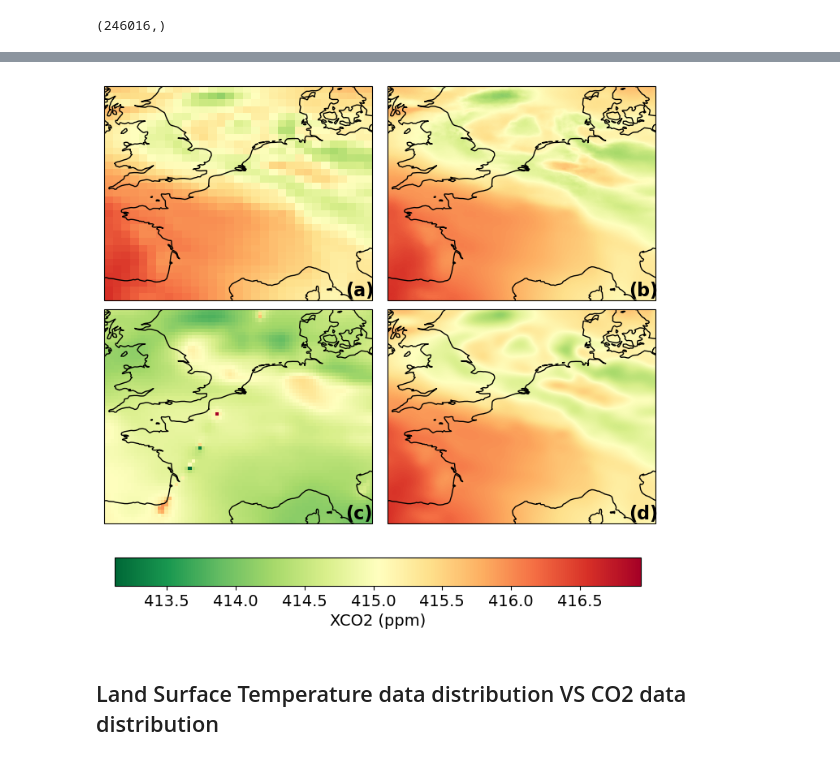
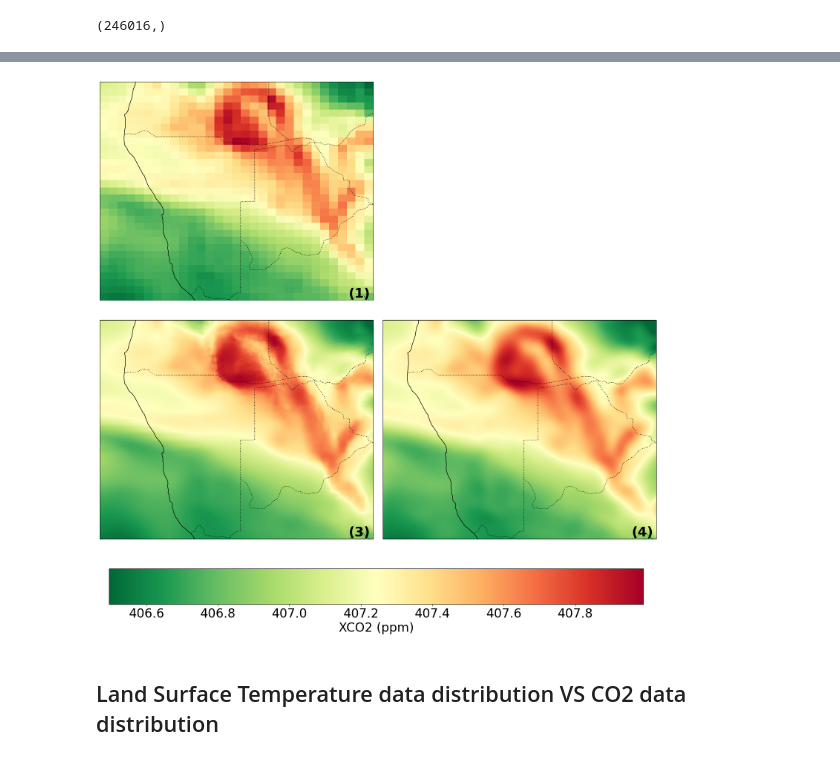
Before and after one commit to ar1619/DBPN_2, a Jupyter notebook: LST.ipynb, the cells around one changed output, grey strips where cells are left out. Saved outputs shown, nothing was run; the diff lists cells and outputs as text; code cells hidden in the pictures.

Commit message:
created figures for chapter1

```diff
--- a/LST.ipynb
+++ b/LST.ipynb
@@ -67,5 +87,5 @@ print(lonE_sr, lonW_sr, latS_sr, latN_sr)
 # %%
-europe_lr = np.load('Input/XCO2/europe_lr_2020.npy')
+europe_lr = np.load('Input/sentinel/africa.npy')
 europe_lr = europe_lr*1e6
 # europe_lr = data[latS_sr:latN_sr, lonW_sr:lonE_sr]
-# np.save('europe_lr.npy', np.asarray(europe_lr))
+# np.save('thailand.npy', np.asarray(europe_lr))
@@ -76,3 +97,3 @@ print(np.shape(europe_lr))
 # %%
-europe_sr = np.load('Result/XCO2/europe_lr_2020.npy')
+europe_sr = np.load('Result/sentinel/africa.npy')
 europe_sr = unnormalise(europe_sr, europe_lr)
@@ -250,6 +263,6 @@ plt.colorbar()
 # %%
-minimum = min(np.min(europe_lr[:-1,:-1]), np.min(fus_europe))
-maximum = max(np.max(europe_lr[:-1,:-1]), np.max(fus_europe))
+minimum = np.min(europe_lr[:-1,:-1])
+maximum = np.max(europe_lr[:-1,:-1])
 
 print(minimum, maximum)
 # %% [output]
@@ -257,31 +288,38 @@ print(minimum, maximum)
 # %%
 # sns.set()
-subfigure_labels = ['(a)', '(b)', '(c)', '(d)']
-fig = plt.figure()
+subfigure_labels = ['(1)', '(2)', '(3)', '(4)']
+fig = plt.figure(figsize=(20, 16))
 ax1 = fig.add_subplot(2, 2, 1, projection=ccrs.PlateCarree())
-ax1.text(0.9, 0, subfigure_labels[0], transform=ax1.transAxes, fontsize=16, fontweight='bold', va='bottom', ha='left')
+ax1.text(0.91, 0, subfigure_labels[0], transform=ax1.transAxes, fontsize=26, fontweight='bold', va='bottom', ha='left')
 ax1.coastlines()
-im = ax1.imshow(europe_lr[:-1,:-1], extent=extents, cmap=RdYlGn_r, vmin=minimum, vmax=maximum)
-ax2 = fig.add_subplot(2, 2, 2, projection=ccrs.PlateCarree())
-ax2.text(0.9, 0, subfigure_labels[1], transform=ax2.transAxes, fontsize=16, fontweight='bold', va='bottom', ha='left')
+ax1.add_feature(cf.BORDERS, linestyle=':')
+im = ax1.imshow(europe_lr[:-1,:-1], extent=extents, origin='lower', cmap=RdYlGn_r, vmin=minimum, vmax=maximum)
+ax2 = fig.add_subplot(2, 2, 3, projection=ccrs.PlateCarree())
+ax2.text(0.91, 0, subfigure_labels[2], transform=ax2.transAxes, fontsize=26, fontweight='bold', va='bottom', ha='left')
 ax2.coastlines()
-ax2.imshow(europe_sr[:-16,:-16], extent=extents, cmap=RdYlGn_r, vmin=minimum, vmax=maximum)
-ax3 = fig.add_subplot(2, 2, 3, projection=ccrs.PlateCarree())
-ax3.text(0.9, 0, subfigure_labels[2], transform=ax3.transAxes, fontsize=16, fontweight='bold', va='bottom', ha='left')
-ax3.coastlines()
-ax3.imshow(fus_europe, extent=extents, cmap=RdYlGn_r, vmin=minimum, vmax=maximum)
+ax2.add_feature(cf.BORDERS, linestyle=':')
+ax2.imshow(europe_sr[:-16,:-16], extent=extents, origin='lower', cmap=RdYlGn_r, vmin=minimum, vmax=maximum)
+# ax3 = fig.add_subplot(2, 2, 2, projection=ccrs.PlateCarree())
+# ax3.text(0.91, 0, subfigure_labels[2], transform=ax3.transAxes, fontsize=26, fontweight='bold', va='bottom', ha='left')
+# ax3.coastlines()
+# ax3.add_feature(cf.BORDERS, linestyle=':')
+# diff = ax3.imshow(diff_bic_sr, extent=extents, origin='lower', cmap="seismic", vmin=-0.7, vmax=0.7)
+# fig.colorbar(diff, ax=ax3, orientation='horizontal', label='(ppm)')
 ax4 = fig.add_subplot(2, 2, 4, projection=ccrs.PlateCarree())
-ax4.text(0.9, 0, subfigure_labels[3], transform=ax4.transAxes, fontsize=16, fontweight='bold', va='bottom', ha='left')
+ax4.text(0.91, 0, subfigure_labels[3], transform=ax4.transAxes, fontsize=26, fontweight='bold', va='bottom', ha='left')
 ax4.coastlines()
-ax4.imshow(bic_europe, extent=extents, cmap=RdYlGn_r, vmin=minimum, vmax=maximum)
-fig.subplots_adjust(wspace=0, hspace=0.04)
-cbar_ax = fig.add_axes([0.15, 0.0, 0.72, 0.05])
+ax4.add_feature(cf.BORDERS, linestyle=':')
+ax4.imshow(bic_europe, extent=extents, origin='lower', cmap=RdYlGn_r, vmin=minimum, vmax=maximum)
+# fig.subplots_adjust(wspace=0, hspace=0.0)
+fig.subplots_adjust(wspace=-0.03, hspace=0.09)
+cbar_ax = fig.add_axes([0.15, 0.0, 0.72, 0.06])
 cbar = fig.colorbar(im, orientation='horizontal', cax=cbar_ax)
-cbar.ax.tick_params(labelsize=14)
-cbar.set_label(label='XCO2 (ppm)', size=14)
-plt.s
+# cbar_ax = fig.add_axes([0.95, 0.12, 0.05, 0.75])
+# cbar = fig.colorbar(im, orientation='vertical', cax=cbar_ax)
+cbar.ax.tick_params(labelsize=24)
+cbar.set_label(label='XCO2 (ppm)', size=24)
 # %% [output]
-[figure, old version]
+[figure, new version]
 # %% [markdown]
 ## Land Surface Temperature data distribution VS CO2 data distribution
 # %%
```
Also changed, not shown: parts of 38 cells of this notebook.
